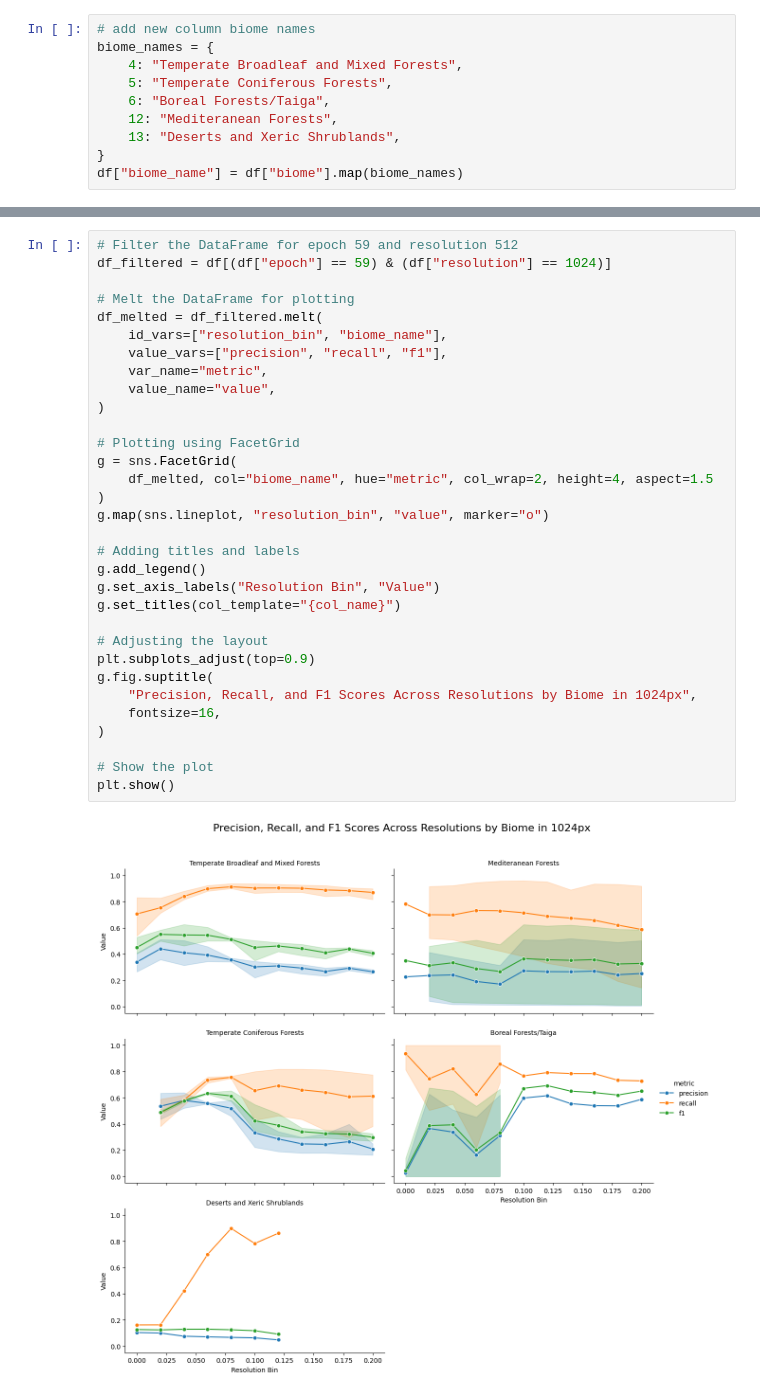
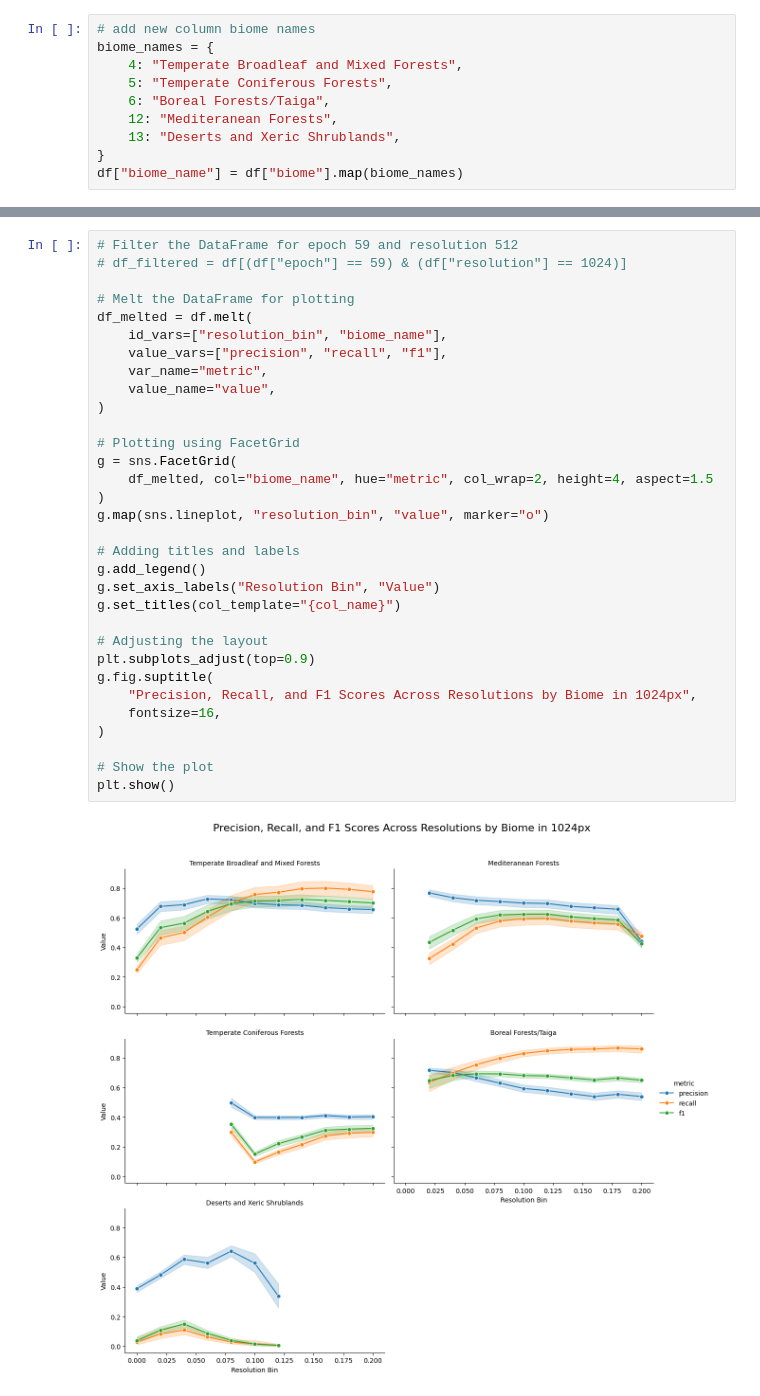
Before and after one commit to jmoeh/standing-deadwood, a Jupyter notebook: notebooks/101_generate_plots.ipynb, the cells around one changed output, grey strips where cells are left out. Drawn from its saved outputs; the diff is of its cells as text.

```diff
--- a/notebooks/101_generate_plots.ipynb
+++ b/notebooks/101_generate_plots.ipynb
@@ -112,36 +110,36 @@ plt.show()
 # %%
 # Filter the DataFrame for epoch 59 and resolution 512
-df_filtered = df[(df["epoch"] == 59) & (df["resolution"] == 1024)]
+# df_filtered = df[(df["epoch"] == 59) & (df["resolution"] == 1024)]
 
 # Melt the DataFrame for plotting
-df_melted = df_filtered.melt(
+df_melted = df.melt(
     id_vars=["resolution_bin", "biome_name"],
     value_vars=["precision", "recall", "f1"],
     var_name="metric",
     value_name="value",
 )
 
 # Plotting using FacetGrid
 g = sns.FacetGrid(
     df_melted, col="biome_name", hue="metric", col_wrap=2, height=4, aspect=1.5
 )
 g.map(sns.lineplot, "resolution_bin", "value", marker="o")
 
 # Adding titles and labels
 g.add_legend()
 g.set_axis_labels("Resolution Bin", "Value")
 g.set_titles(col_template="{col_name}")
 
 # Adjusting the layout
 plt.subplots_adjust(top=0.9)
 g.fig.suptitle(
     "Precision, Recall, and F1 Scores Across Resolutions by Biome in 1024px",
     fontsize=16,
 )
 
 # Show the plot
 plt.show()
 # %% [output]
-[figure, old version]
+[figure, new version]
 # %%
 # Filter and melt the DataFrame for plotting
```
Also changed, not shown: parts of 9 cells of this notebook, 2 other files.
